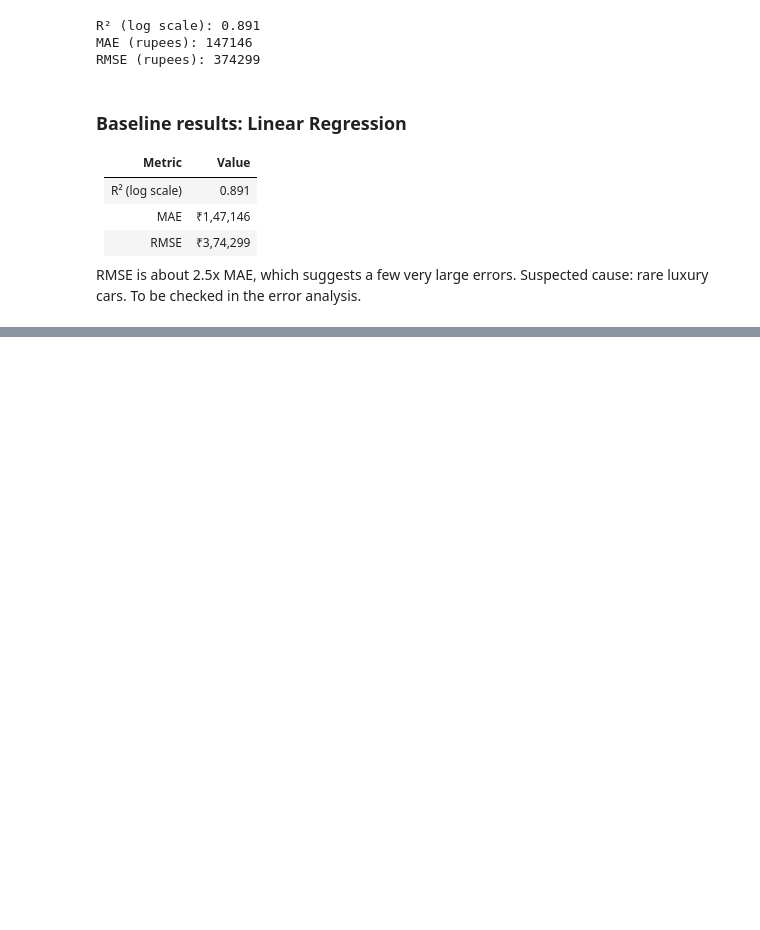
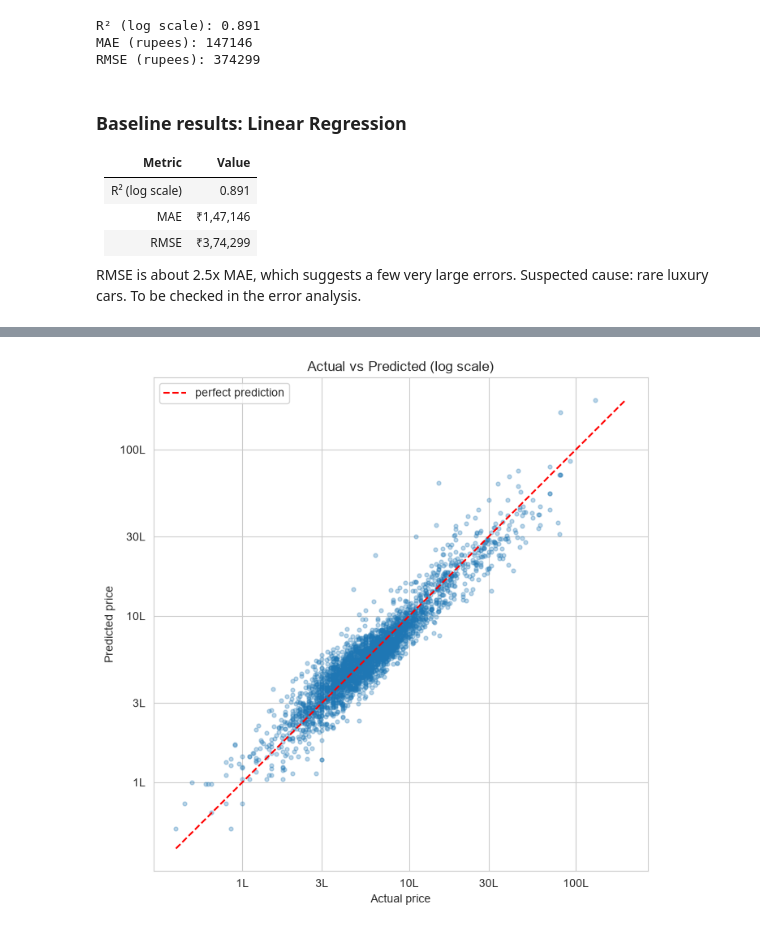
Before and after one commit to Fardeeenn/car-price-prediction-ml, a Jupyter notebook: notebooks/01_cardekho_price_analysis.ipynb, the cells around one changed output, grey strips where cells are left out. Saved outputs shown, nothing was run; the diff lists cells and outputs as text; code cells hidden in the pictures; blank space fills up the shorter version.

```diff
--- a/notebooks/01_cardekho_price_analysis.ipynb
+++ b/notebooks/01_cardekho_price_analysis.ipynb
@@ -533,0 +734,23 @@ RMSE is about 2.5x MAE, which suggests a few very large errors. Suspected cause:
+# %%
+# ---- Actual vs Predicted (log scale) ----
+plt.figure(figsize=(7, 7))
+plt.scatter(y_test, y_pred_log, alpha=0.3, s=12)
+
+lo = min(y_test.min(), y_pred_log.min())
+hi = max(y_test.max(), y_pred_log.max())
+plt.plot([lo, hi], [lo, hi], linestyle="--", color="red", label="perfect prediction")
+
+# Replace log tick values with readable rupee labels (in lakh)
+ticks_rupees = np.array([1e5, 3e5, 1e6, 3e6, 1e7])
+plt.xticks(np.log1p(ticks_rupees), [f"{t/1e5:g}L" for t in ticks_rupees])
+plt.yticks(np.log1p(ticks_rupees), [f"{t/1e5:g}L" for t in ticks_rupees])
+
+plt.xlabel("Actual price")
+plt.ylabel("Predicted price")
+plt.title("Actual vs Predicted (log scale)")
+plt.legend()
+plt.tight_layout()
+plt.savefig("../visualizations/actual_vs_predicted_log.png", dpi=150, bbox_inches="tight")
+plt.show()
+# %% [output]
+[figure, added]
```
Also changed, not shown: parts of 12 cells of this notebook, 4 other files.
